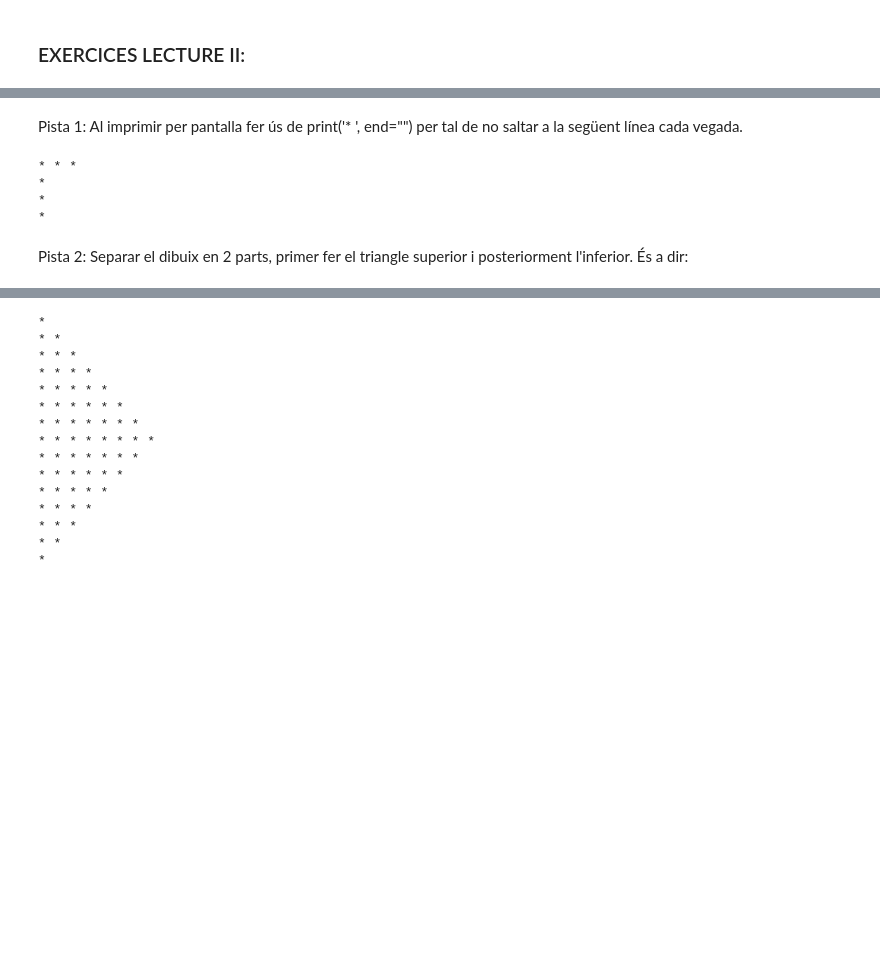
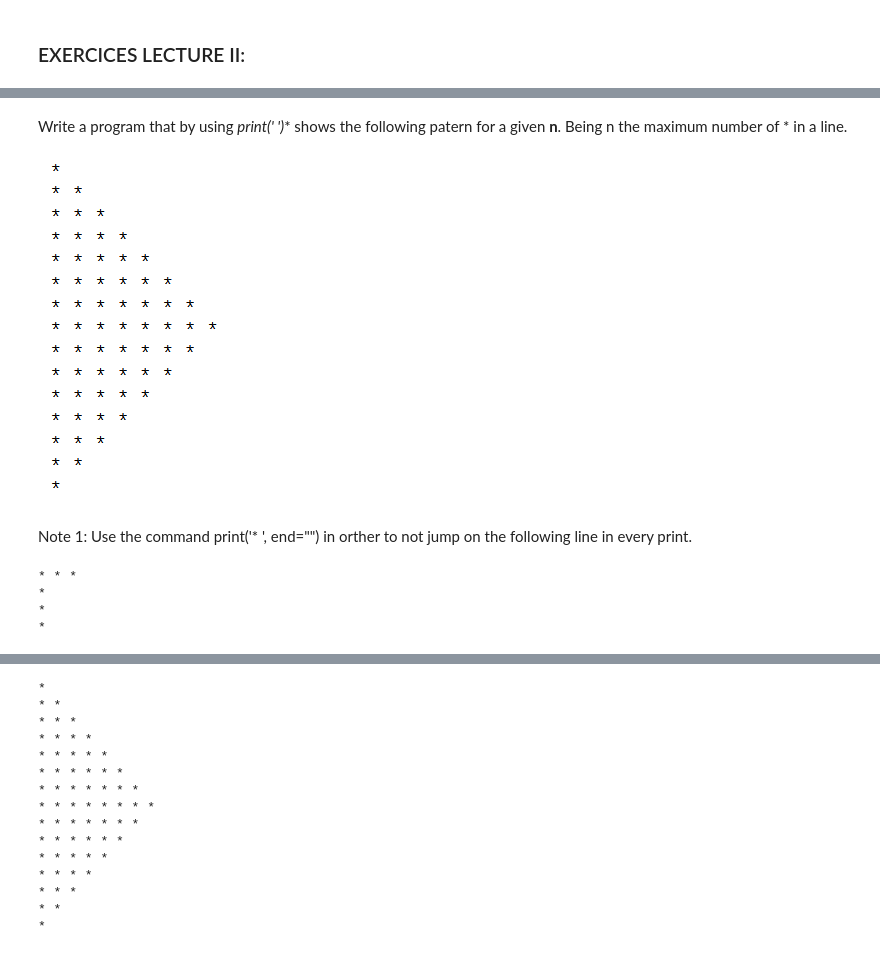
Before and after one commit to LLACorp/Python-Course-for-Scientific-Programming, a Jupyter notebook: EXERCISES/Exercises_Lecture_02.ipynb, the cells around one changed output, grey strips where cells are left out. Cells and saved outputs as stored; diff of their text form; code cells hidden in the pictures; blank space fills up the shorter version.

```diff
--- a/EXERCISES/Exercises_Lecture_02.ipynb
+++ b/EXERCISES/Exercises_Lecture_02.ipynb
@@ -26,5 +24,11 @@ Fes un programa que mitjançant **print('* ')** representi el següent patró pe
-# %% [markdown]
-Pista 1: Al imprimir per pantalla fer ús de print('* ', end="") per tal de no saltar a la següent línea cada vegada.
+# %% [markdown]
+Write a program that by using **print('* ')** shows the following patern for a given **n**. Being n the maximum number of * in a line.
+# %%
+Image(filename='PYTHON.png')
+# %% [output]
+[figure, added]
+# %% [markdown]
+Note 1: Use the command print('* ', end="") in orther to not jump on the following line in every print.
 # %%
 print('* ', end="")
 print('* ', end="")
@@ -38,5 +42,3 @@ print('* ')
 *
 *
 *
-# %% [markdown]
-Pista 2: Separar el dibuix en 2 parts, primer fer el triangle superior i posteriorment l'inferior. És a dir:
```
Also changed, not shown: parts of 26 cells of this notebook, 2 other files.
